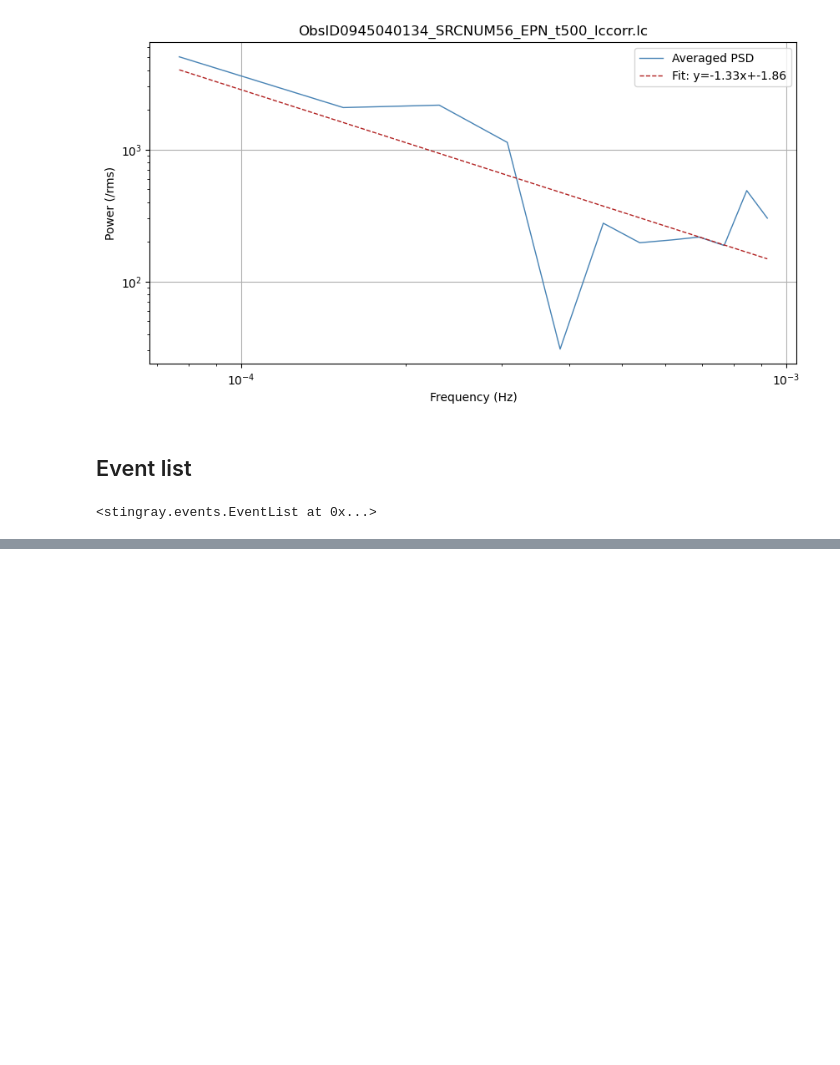
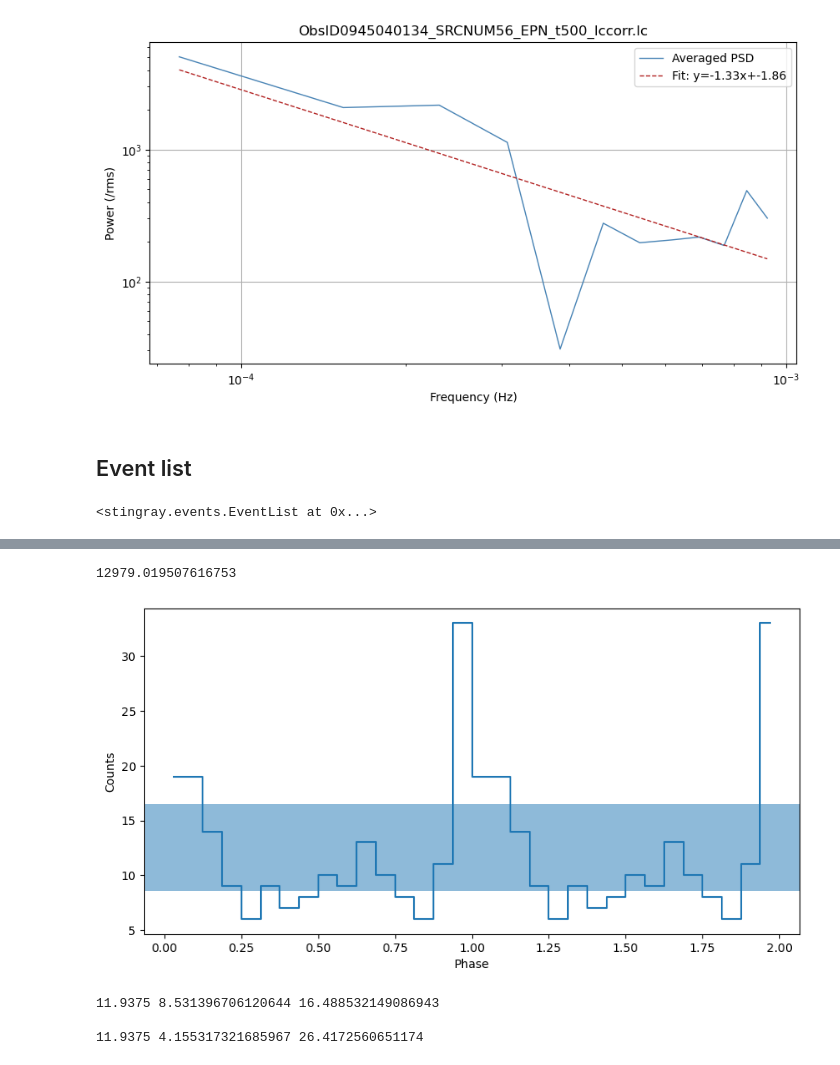
Before and after one commit to ceeliiaa/STONKS-alert, a Jupyter notebook: ObsID0945040134_SRCNUM56/EPN/ObsID0945040134_SRCNUM56_EPN_Periodicity.ipynb, the cells around one changed output, grey strips where cells are left out. Saved outputs shown, nothing was run; the diff lists cells and outputs as text; code cells hidden in the pictures; blank space fills up the shorter version.

```diff
--- a/ObsID0945040134_SRCNUM56/EPN/ObsID0945040134_SRCNUM56_EPN_Periodicity.ipynb
+++ b/ObsID0945040134_SRCNUM56/EPN/ObsID0945040134_SRCNUM56_EPN_Periodicity.ipynb
@@ -215,9 +215,9 @@ ColDefs(
 # %% [markdown]
 ## Event list
 # %%
-evt_names = "ObsID0945020137_SRCNUM21_EPN_ImagingEvts.fits"
+evt_names = glob.glob("*source_events.fits")
 
-source_events = st.EventList.read(evt_names,fmt_='hea',skip_checks=True)
+source_events = st.EventList.read(evt_names[0],fmt_='hea',skip_checks=True)
 source_events.gti = gtis10
 gti_mask = create_gti_mask(source_events.time,gtis10)
 clean_times = source_events.time[gti_mask]
@@ -301,17 +307,20 @@ _ = plt.xlim([frequencies[0], frequencies[-1]])
 # %%
 f0 = 7.704742252780719e-05
 P = 1 / f0
 print(P)
 ph, profile, profile_err = fold_events(clean_events.time, f0)
 _ = plot_profile(ph,profile)
 
 profile_err
 
 ph_out = np.concatenate((ph,ph+1))
 profile_out = np.concatenate((profile,profile))
 prof_err_out = np.concatenate((profile_err,profile_err))
 
-# np.savetxt('src1_pulse_profile.csv',(ph_out, profile_out,prof_err_out),delimiter=',')
+np.savetxt('ObsID0945040134_SRCNUM56_EPN_pulse_profile.csv',(ph_out, profile_out,prof_err_out),delimiter=',')
+# %% [output]
+12979.019507616753
+[figure, added]
 # %%
 err_low, err_high = poisson_conf_interval(np.mean(profile), interval="frequentist-confidence", sigma=1)
 print(np.mean(profile),err_low, err_high)
@@ -319,3 +328,7 @@ print(np.mean(profile),err_low, err_high)
 print()
 err_low, err_high = poisson_conf_interval(np.mean(profile), interval="frequentist-confidence", sigma=3)
 print(np.mean(profile),err_low, err_high)
+# %% [output]
+11.9375 8.531396706120644 16.488532149086943
+
+11.9375 4.155317321685967 26.4172560651174
```
Also changed, not shown: parts of 4 cells of this notebook, 2 other files.
